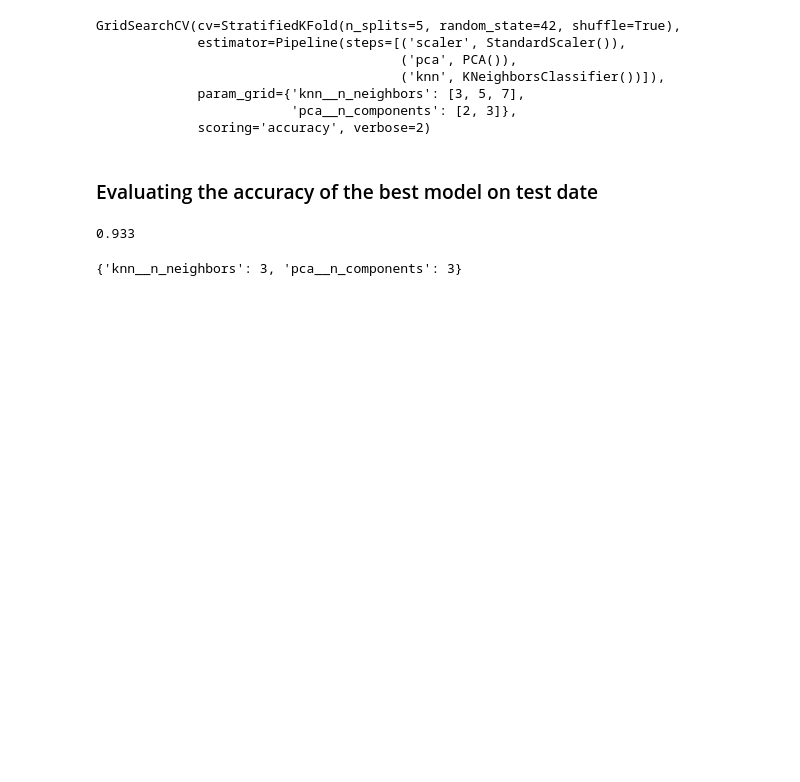
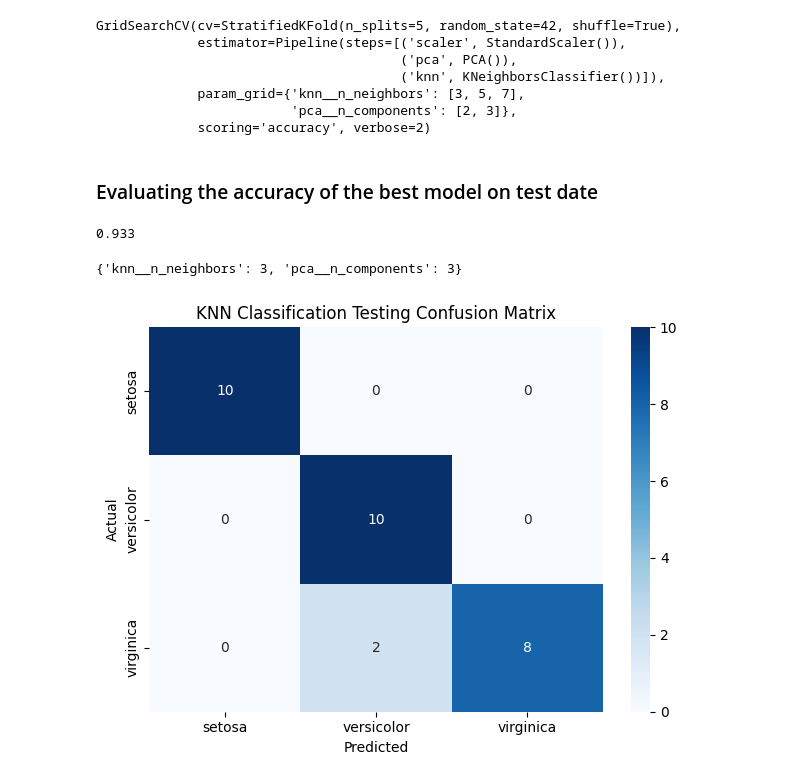
Before and after one commit to Helia-Karisani/machine-learning-pipelines-and-gridSearchCV, a Jupyter notebook: machine-learning-pipelines-and-gridSearchCV.ipynb, the cells around one changed output. Drawn from its saved outputs; the diff is of its cells as text; code cells hidden in the pictures; blank space fills up the shorter version.

Commit message:
final confusion matrix on test data

```diff
--- a/machine-learning-pipelines-and-gridSearchCV.ipynb
+++ b/machine-learning-pipelines-and-gridSearchCV.ipynb
@@ -171,3 +171,25 @@ print(f"{test_score:.3f}")
 best_model.best_params_
 # %% [output]
 {'knn__n_neighbors': 3, 'pca__n_components': 3}
+# %%
+# plotting confusion matrix for predictions on test data
+y_pred = best_model.predict(X_test)
+
+# make the confusion matrix for KNN
+conf_matrix = confusion_matrix(y_test, y_pred)
+
+# Create a single plot for the confusion matrix
+plt.figure()
+sns.heatmap(conf_matrix, annot=True, cmap='Blues', fmt='d',
+            xticklabels=labels, yticklabels=labels)
+
+# Set the title and labels
+plt.title('KNN Classification Testing Confusion Matrix')
+plt.xlabel('Predicted')
+plt.ylabel('Actual')
+
+# Show the plot
+plt.tight_layout()
+plt.show()
+# %% [output]
+[figure, added]
```
